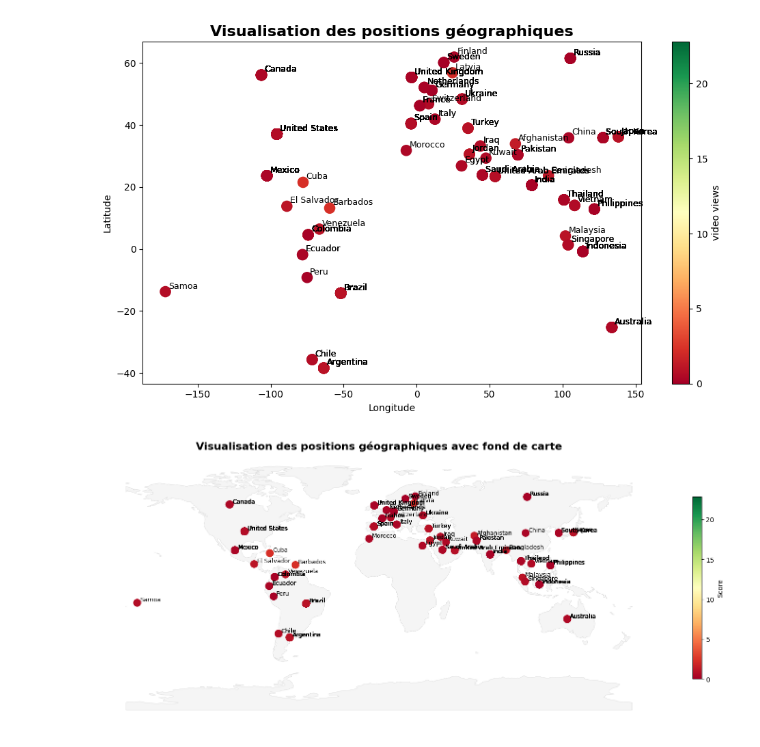
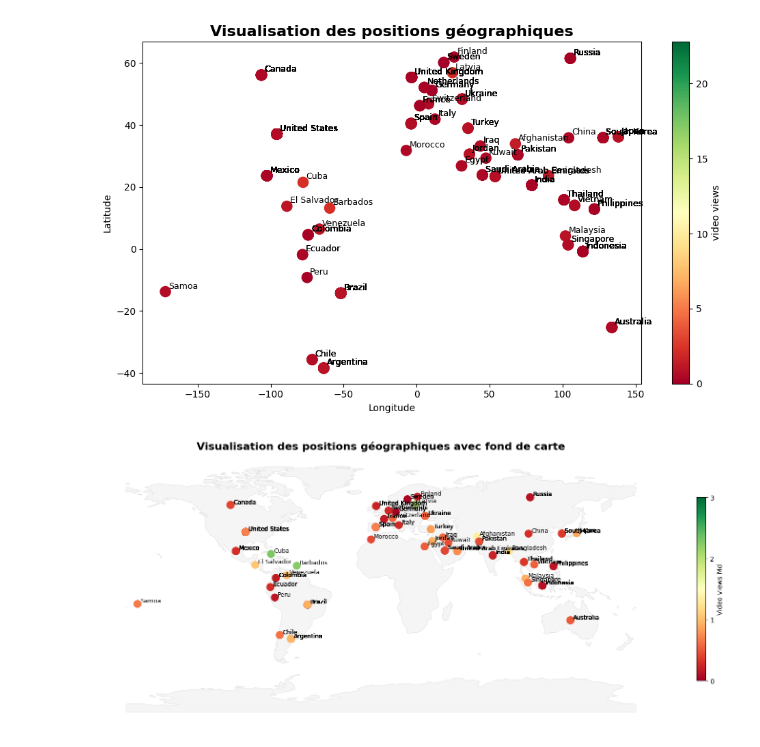
Before and after one commit to elmoujahidayoub171/Youtube-analysis-project, a Jupyter notebook: notebooks/time_series_vis.ipynb, the cells around one changed output. Saved outputs shown, nothing was run; the diff lists cells and outputs as text; code cells hidden in the pictures.

Commit message:
fix scale for video views label

```diff
--- a/notebooks/time_series_vis.ipynb
+++ b/notebooks/time_series_vis.ipynb
@@ -46,7 +46,7 @@ array([2006., 2012., 2013., 2015., 2010., 2016., 2018., 2014., 2007.,
        2020., 2008., 2005., 2011., 2009., 2017., 2021., 1970., 2019.,
        2022.])
 # %%
-df["created_Full_date"] = pd.to_datetime(df["created_year"].astype(int).astype(str) + "-" + df["created_month"].astype(str) + "-" + df["created_date"].astype(int).astype(str) ,format="%Y-%b-%d" ,dayfirst=False).apply(lambda x: x.strftime("%Y"))
+df["created_Full_date"] = pd.to_datetime(df["created_year"].astype(int).astype(str) + "-" + df["created_month"].astype(str) + "-" + df["created_date"].astype(int).astype(str) ,format="%Y-%b-%d" ,dayfirst=False).apply(lambda x: x.strftime("%Y-%b"))
 # %%
 df["created_Full_date"]
 # %% [output]
@@ -131,33 +131,36 @@ fig, ax = plt.subplots(1, 1, figsize=(15, 8))
 # fond de carte
 world.plot(
     ax=ax,
     color="whitesmoke",
     edgecolor="lightgray",
     linewidth=0.4
 )
 
 # points
 scatter = ax.scatter(
     gdf["Longitude"], gdf["Latitude"], c=gdf["video views"]/1e10,
     s=120,
-    cmap="RdYlGn")
+    cmap="RdYlGn" ,
+    vmin =0 ,
+    vmax = 3)
 
 # noms des villes
 for i in range(len(gdf)):
     ax.text(
         gdf.iloc[i] ["Longitude"] + 2,
         gdf.iloc[i] ["Latitude"] + 1,
         gdf.iloc[i] ["Country"],
         fontsize=9
     )
 
 # barre de couleur
 cbar = plt.colorbar(scatter, ax=ax, shrink=0.5)
-cbar.set_label("Score")
+cbar.set_label("Video views Md")
+cbar.set_ticks([0, 1, 2, 3])
 
 ax.set_title("Visualisation des positions géographiques avec fond de carte", fontsize=16, fontweight="bold")
 ax.set_axis_off()
 plt.tight_layout()
 plt.show()
 # %% [output]
-[figure, old version]
+[figure, new version]
```
Also changed, not shown: parts of 2 cells of this notebook.
